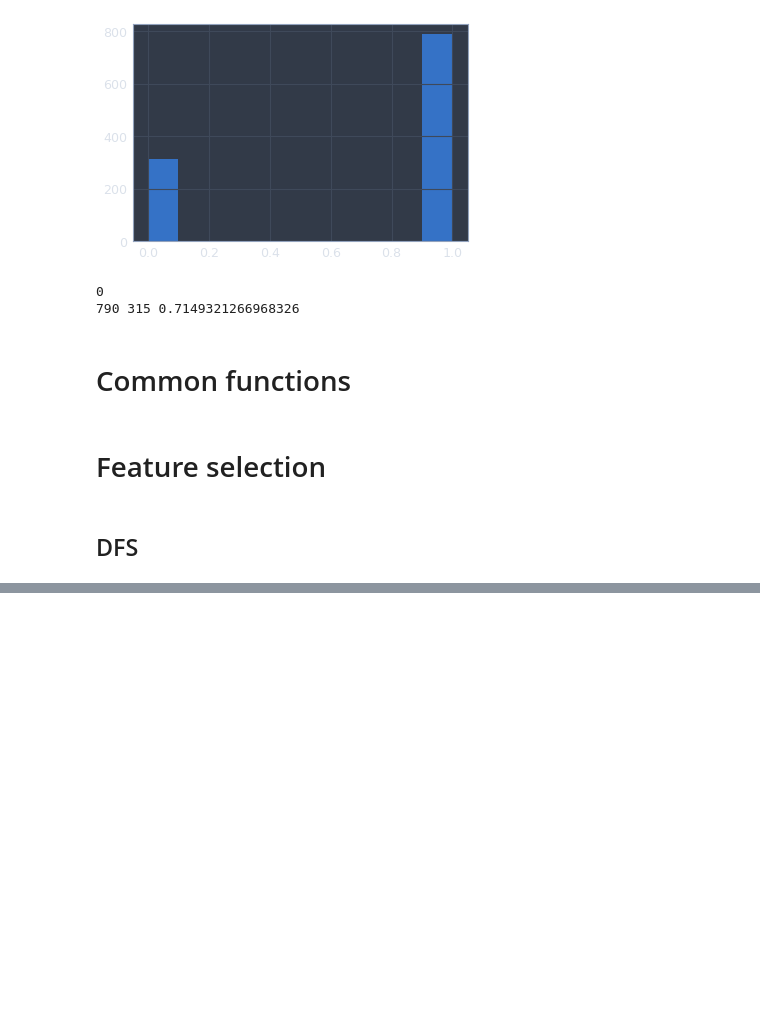
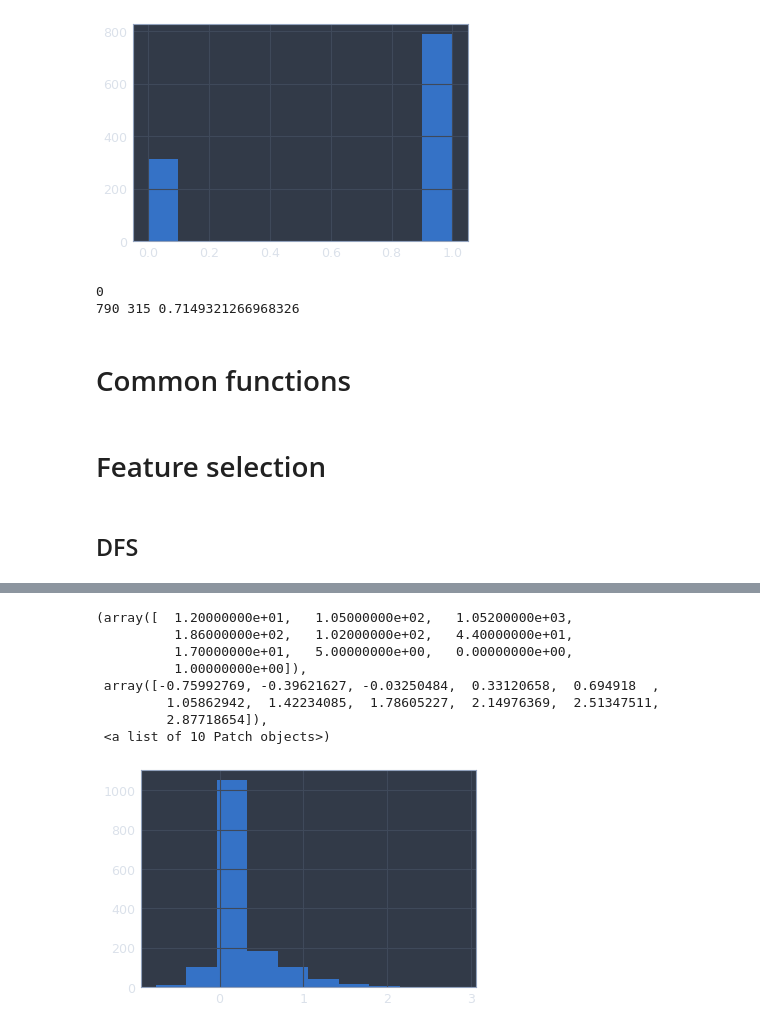
Before and after one commit to yurijvolkov/insilico, a Jupyter notebook: Main.ipynb, the cells around one changed output, grey strips where cells are left out. Cells and saved outputs as stored; diff of their text form; code cells hidden in the pictures; blank space fills up the shorter version.

```diff
--- a/Main.ipynb
+++ b/Main.ipynb
@@ -95,15 +110,15 @@ class DFS:
 
     def fit(self, X, y, num_epochs=10, test_data=None):
         self._build_graph_(X.shape[1])
-        self.sess = tf.InteractiveSession()
+        self.sess = tf.Session()
 
         self.sess.run(tf.global_variables_initializer())
 
         for epoch_i in range(num_epochs):
-            X = X.sample(frac=1, random_state=epoch_i)
-            y = y.sample(frac=1, random_state=epoch_i)
+            X_cur = X.sample(frac=1, random_state=epoch_i)
+            y_cur = y.sample(frac=1, random_state=epoch_i)
             epoch_loss = 0
-            for batch_X, batch_y in batch_data(X, y,
+            for batch_X, batch_y in batch_data(X_cur, y_cur,
                                                batch_size=self.batch_size):
                 train_loss, _ = self.sess.run([self.total_loss, self.train_step],
                                                feed_dict = {self.x: batch_X,
@@ -111,8 +126,8 @@ class DFS:
                 epoch_loss += train_loss
             epoch_loss /= X.shape[0] // self.batch_size
 
-            train_predict = self.predict(X)
-            train_accuracy = mtcs.accuracy_score(y, train_predict)
+            train_predict = self.predict(X_cur)
+            train_accuracy = mtcs.accuracy_score(y_cur, train_predict)
             if test_data is not None:
                 test_X, test_y = test_data
                 test_predict = self.predict(test_X)
@@ -131,6 +146,11 @@ class DFS:
         predictions_proba = self.predict_proba(X)
 
         return list(map(np.argmax, predictions_proba))
+
+    def get_features_weights(self):
+        weights = self.sess.run(self.features_weights)
+
+        return weights
 
     def _build_graph_(self, num_features):
         tf.reset_default_graph()
@@ -154,7 +174,10 @@ class DFS:
         ###Input transformations
         logits = x * w #feature selection
         for layer_i in range(self.num_layers):
-            logits = tf.matmul(logits, W[layer_i]) + b[layer_i]
+            if layer_i != self.num_layers - 1:
+                logits = tf.nn.tanh(tf.matmul(logits, W[layer_i]) + b[layer_i])
+            else:
+                logits = tf.matmul(logits, W[layer_i]) + b[layer_i]
         predictions = tf.nn.softmax(logits)
 
         ###Loss calculation
@@ -167,11 +190,12 @@ class DFS:
         total_loss = tf.reduce_sum(logloss + w_loss + W_loss)
 
         ###Optimizer
-        train_step = tf.train.AdamOptimizer().minimize(total_loss)
+        train_step = tf.train.AdamOptimizer(0.01).minimize(total_loss)
 
         self.x = x
         self.y = y
         self.predictions = predictions
         self.total_loss = total_loss
         self.train_step = train_step
+        self.features_weights = w
 # %%
@@ -179,7 +205,7 @@ class DFS:
  test_X, test_y,
  validate_X, validate_y) = split_data(data)
 # %%
-dfs = DFS([93, 93, 128, 64, 2])
+dfs = DFS([128, 64, 2])
 
-dfs.fit(train_X, train_y['y'], num_epochs=1000, test_data=(test_X, test_y))
+dfs.fit(train_X, train_y['y'], num_epochs=200, test_data=(test_X, test_y))
 # %% [output]
@@ -214,0 +261,12 @@ mtcs.accuracy_score(train_y, predictions)
+# %%
+plt.hist(dfs.get_features_weights())
+# %% [output]
+(array([  1.20000000e+01,   1.05000000e+02,   1.05200000e+03,
+          1.86000000e+02,   1.02000000e+02,   4.40000000e+01,
+          1.70000000e+01,   5.00000000e+00,   0.00000000e+00,
+          1.00000000e+00]),
+ array([-0.75992769, -0.39621627, -0.03250484,  0.33120658,  0.694918  ,
+         1.05862942,  1.42234085,  1.78605227,  2.14976369,  2.51347511,
+         2.87718654]),
+ <a list of 10 Patch objects>)
+[figure, added]
```
Also changed, not shown: parts of 8 cells of this notebook.
